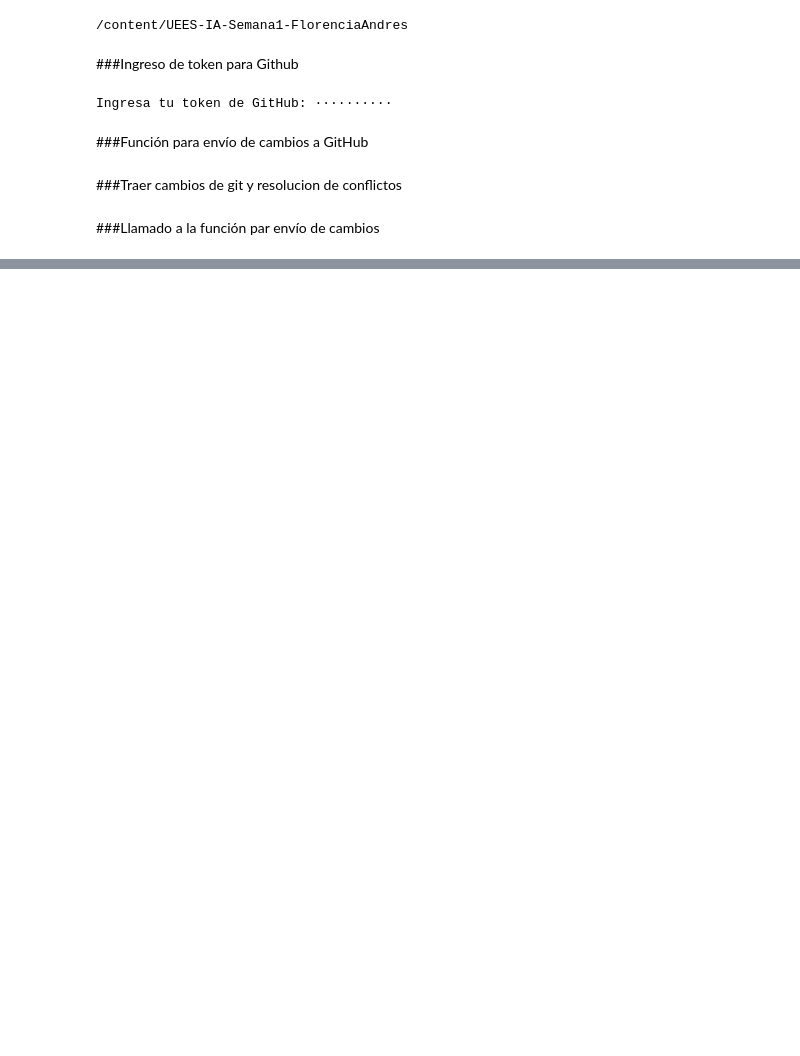
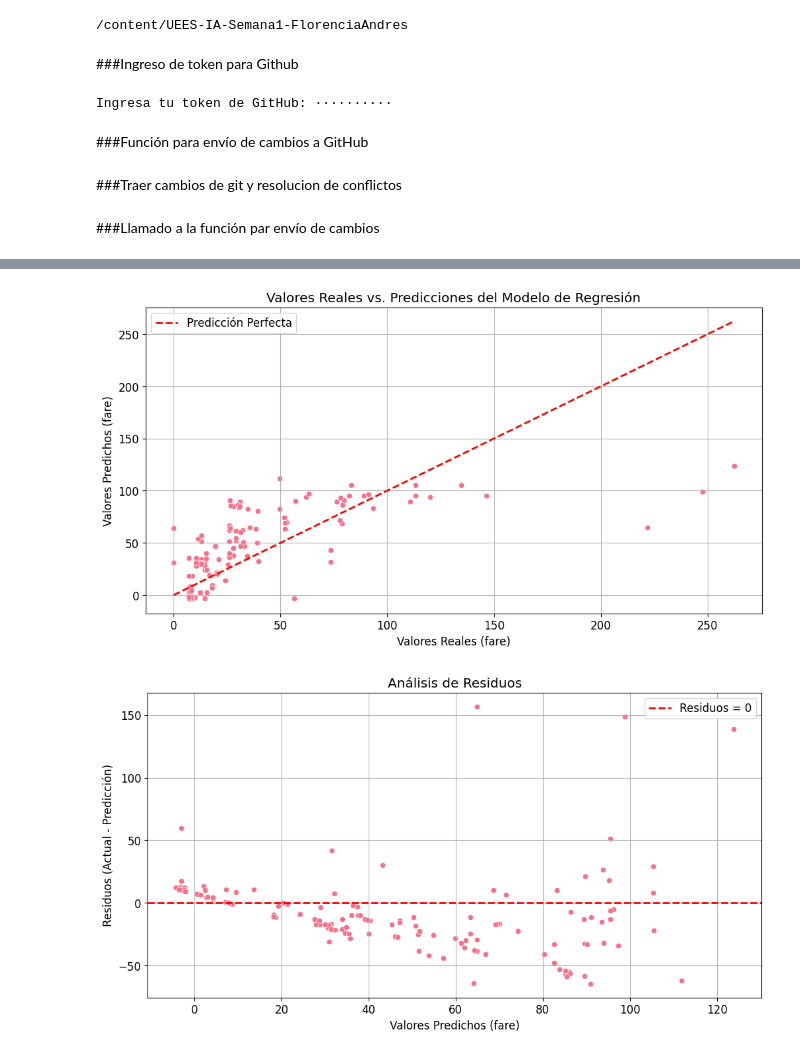
Before and after one commit to andresflorencia-uees/UEES-IA-Semana1-FlorenciaAndres, a Jupyter notebook: notebooks/03_Machine_Learning_Basico.ipynb, the cells around one changed output, grey strips where cells are left out. Cells and saved outputs as stored; diff of their text form; code cells hidden in the pictures; blank space fills up the shorter version.

```diff
--- a/notebooks/03_Machine_Learning_Basico.ipynb
+++ b/notebooks/03_Machine_Learning_Basico.ipynb
@@ -125,0 +344,2 @@ Everything up-to-date
+# %%
+titanic = sns.load_dataset('titanic')
@@ -125,0 +463,15 @@ Everything up-to-date
+# %%
+from sklearn.metrics import mean_squared_error, mean_absolute_error, r2_score
+
+# 1. Realizar predicciones en el conjunto de prueba
+y_pred_reg = model_reg.predict(X_test_reg_scaled)
+
+# 2. Calcular las métricas de evaluación
+mse = mean_squared_error(y_test_reg, y_pred_reg)
+mae = mean_absolute_error(y_test_reg, y_pred_reg)
+r2 = r2_score(y_test_reg, y_pred_reg)
+
+# 3. Imprimir los resultados
+print(f"Error Cuadrático Medio (MSE): {mse:.2f}")
+print(f"Error Absoluto Medio (MAE): {mae:.2f}")
+print(f"Coeficiente de Determinación (R2): {r2:.2f}")
@@ -125,0 +489,29 @@ Everything up-to-date
+# %%
+import matplotlib.pyplot as plt
+import seaborn as sns
+
+# 1. Gráfico de dispersión: Valores Reales vs. Predichos
+plt.figure(figsize=(12, 6))
+sns.scatterplot(x=y_test_reg, y=y_pred_reg)
+plt.plot([y_test_reg.min(), y_test_reg.max()], [y_test_reg.min(), y_test_reg.max()], color='red', linestyle='--', lw=2, label='Predicción Perfecta')
+plt.xlabel('Valores Reales (fare)')
+plt.ylabel('Valores Predichos (fare)')
+plt.title('Valores Reales vs. Predicciones del Modelo de Regresión')
+plt.legend()
+plt.grid(True)
+plt.show()
+
+# 2. Gráfico de dispersión: Residuos vs. Predicciones
+residuals = y_test_reg - y_pred_reg
+plt.figure(figsize=(12, 6))
+sns.scatterplot(x=y_pred_reg, y=residuals)
+plt.axhline(y=0, color='red', linestyle='--', lw=2, label='Residuos = 0')
+plt.xlabel('Valores Predichos (fare)')
+plt.ylabel('Residuos (Actual - Predicción)')
+plt.title('Análisis de Residuos')
+plt.legend()
+plt.grid(True)
+plt.show()
+# %% [output]
+[figure, added]
+[figure, added]
```
Also changed, not shown: parts of 31 cells of this notebook.
